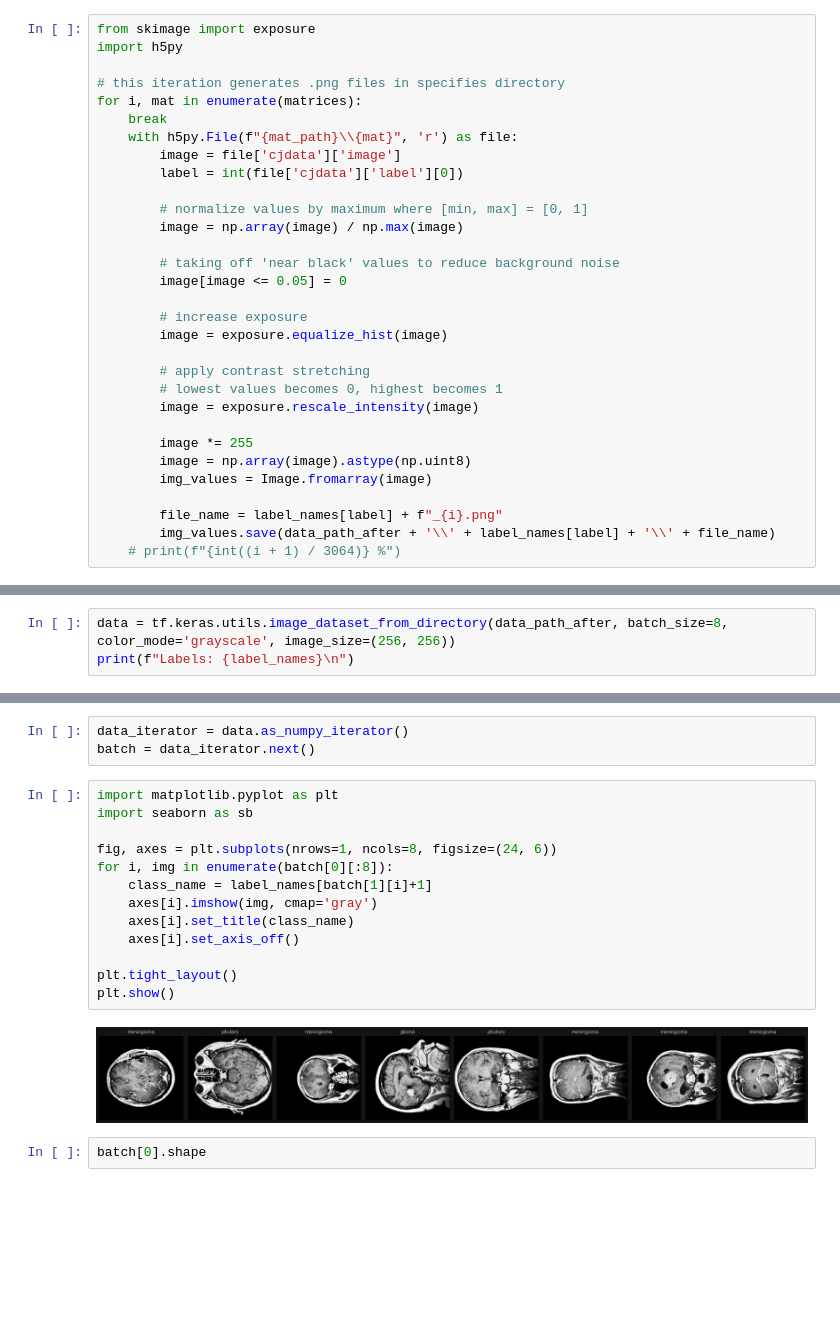
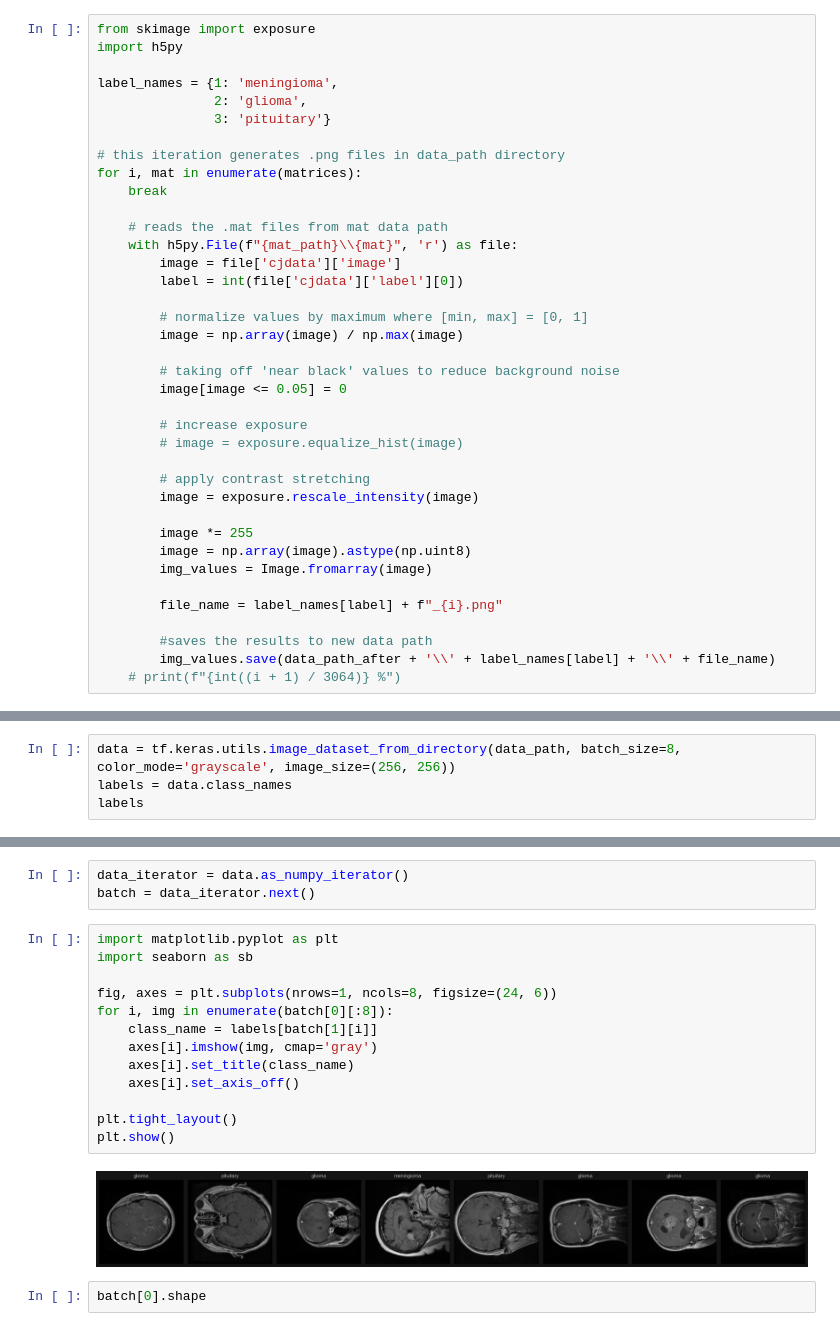
Before and after one commit to gracjan-p/brain-tumors, a Jupyter notebook: brain-tumors-analysis.ipynb, the cells around one changed output, grey strips where cells are left out. Saved outputs shown, nothing was run; the diff lists cells and outputs as text; blank space fills up the shorter version.

```diff
--- a/brain-tumors-analysis.ipynb
+++ b/brain-tumors-analysis.ipynb
@@ -60,9 +63,15 @@ label_names = {1: 'meningioma',
 from skimage import exposure
 import h5py
 
-# this iteration generates .png files in specifies directory
+label_names = {1: 'meningioma',
+               2: 'glioma',
+               3: 'pituitary'}
+
+# this iteration generates .png files in data_path directory
 for i, mat in enumerate(matrices):
     break
+
+    # reads the .mat files from mat data path
     with h5py.File(f"{mat_path}\\{mat}", 'r') as file:
         image = file['cjdata']['image']
         label = int(file['cjdata']['label'][0])
@@ -74,10 +83,9 @@ for i, mat in enumerate(matrices):
         image[image <= 0.05] = 0
 
         # increase exposure
-        image = exposure.equalize_hist(image)
+        # image = exposure.equalize_hist(image)
 
         # apply contrast stretching
-        # lowest values becomes 0, highest becomes 1
         image = exposure.rescale_intensity(image)
 
         image *= 255
@@ -85,6 +93,8 @@ for i, mat in enumerate(matrices):
         img_values = Image.fromarray(image)
 
         file_name = label_names[label] + f"_{i}.png"
+
+        #saves the results to new data path
         img_values.save(data_path_after + '\\' + label_names[label] + '\\' + file_name)
     # print(f"{int((i + 1) / 3064)} %")
 # %% [markdown]
@@ -112,7 +126,8 @@ plt.tight_layout()
 # %% [output]
 [figure]
 # %%
-data = tf.keras.utils.image_dataset_from_directory(data_path_after, batch_size=8, color_mode='grayscale', image_size=(256, 256))
-print(f"Labels: {label_names}\n")
+data = tf.keras.utils.image_dataset_from_directory(data_path, batch_size=8, color_mode='grayscale', image_size=(256, 256))
+labels = data.class_names
+labels
 # %% [output]
 Found 3064 files belonging to 3 classes.
@@ -123,18 +140,18 @@ batch = data_iterator.next()
 # %%
 import matplotlib.pyplot as plt
 import seaborn as sb
 
 fig, axes = plt.subplots(nrows=1, ncols=8, figsize=(24, 6))
 for i, img in enumerate(batch[0][:8]):
-    class_name = label_names[batch[1][i]+1]
+    class_name = labels[batch[1][i]]
     axes[i].imshow(img, cmap='gray')
     axes[i].set_title(class_name)
     axes[i].set_axis_off()
 
 plt.tight_layout()
 plt.show()
 # %% [output]
-[figure, old version]
+[figure, new version]
 # %%
 batch[0].shape
 # %% [output]
```
Also changed, not shown: parts of 26 cells of this notebook.
